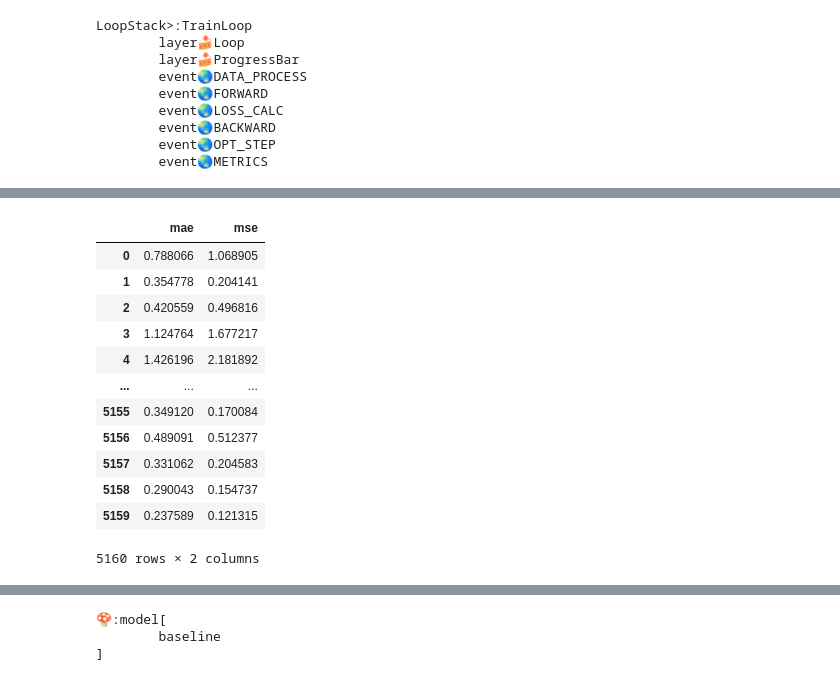
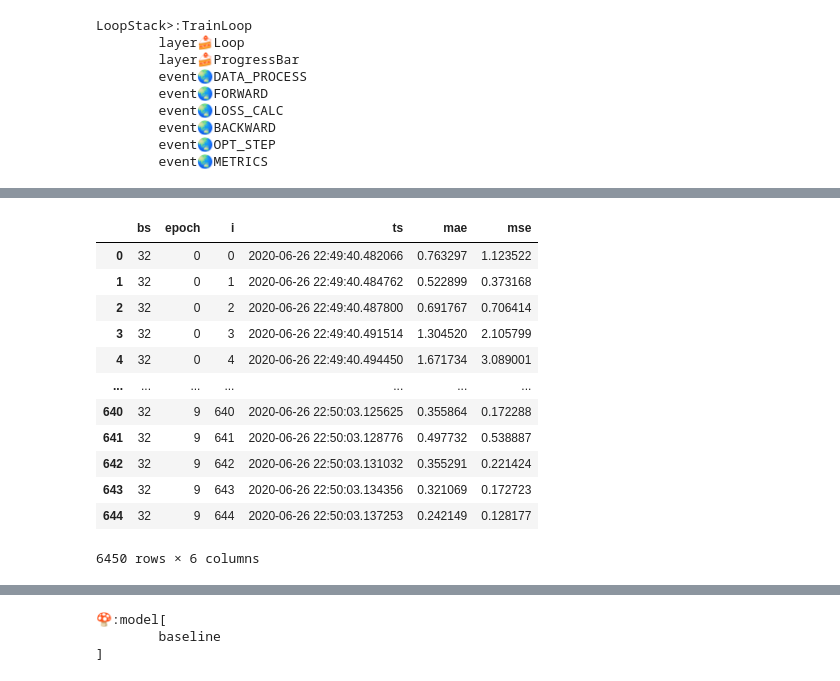
Before and after one commit to raynardj/forgebox, a Jupyter notebook: nbs/15_loopstack.ipynb, the cells around one changed output, grey strips where cells are left out. Saved outputs shown, nothing was run; the diff lists cells and outputs as text; code cells hidden in the pictures.

```diff
--- a/nbs/15_loopstack.ipynb
+++ b/nbs/15_loopstack.ipynb
@@ -257,21 +379,20 @@ for i in range(8):loop.run()
-# %%
-import pandas as pd
-pd.DataFrame(loop.results)
-# %% [output]
-|  | mae | mse |
-| 0 | 0.788066 | 1.068905 |
-| 1 | 0.354778 | 0.204141 |
-| 2 | 0.420559 | 0.496816 |
-| 3 | 1.124764 | 1.677217 |
-| 4 | 1.426196 | 2.181892 |
-| ... | ... | ... |
-| 5155 | 0.349120 | 0.170084 |
-| 5156 | 0.489091 | 0.512377 |
-| 5157 | 0.331062 | 0.204583 |
-| 5158 | 0.290043 | 0.154737 |
-| 5159 | 0.237589 | 0.121315 |
-5160 rows × 2 columns
 # %%
 from matplotlib import pyplot as plt
+# %%
+metric_df
+# %% [output]
+|  | bs | epoch | i | ts | mae | mse |
+| 0 | 32 | 0 | 0 | 2020-06-26 22:49:40.482066 | 0.763297 | 1.123522 |
+| 1 | 32 | 0 | 1 | 2020-06-26 22:49:40.484762 | 0.522899 | 0.373168 |
+| 2 | 32 | 0 | 2 | 2020-06-26 22:49:40.487800 | 0.691767 | 0.706414 |
+| 3 | 32 | 0 | 3 | 2020-06-26 22:49:40.491514 | 1.304520 | 2.105799 |
+| 4 | 32 | 0 | 4 | 2020-06-26 22:49:40.494450 | 1.671734 | 3.089001 |
+| ... | ... | ... | ... | ... | ... | ... |
+| 640 | 32 | 9 | 640 | 2020-06-26 22:50:03.125625 | 0.355864 | 0.172288 |
+| 641 | 32 | 9 | 641 | 2020-06-26 22:50:03.128776 | 0.497732 | 0.538887 |
+| 642 | 32 | 9 | 642 | 2020-06-26 22:50:03.131032 | 0.355291 | 0.221424 |
+| 643 | 32 | 9 | 643 | 2020-06-26 22:50:03.134356 | 0.321069 | 0.172723 |
+| 644 | 32 | 9 | 644 | 2020-06-26 22:50:03.137253 | 0.242149 | 0.128177 |
+6450 rows × 6 columns
 # %%
 plt.figure(figsize = (12,5))
```
Also changed, not shown: parts of 11 cells of this notebook, 5 other files.
